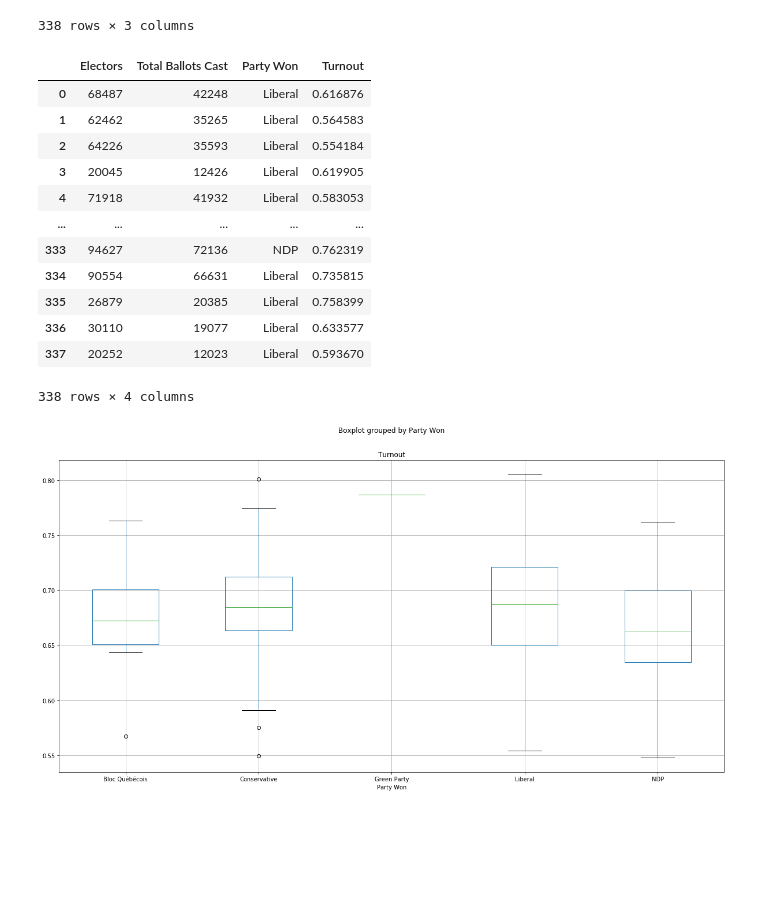
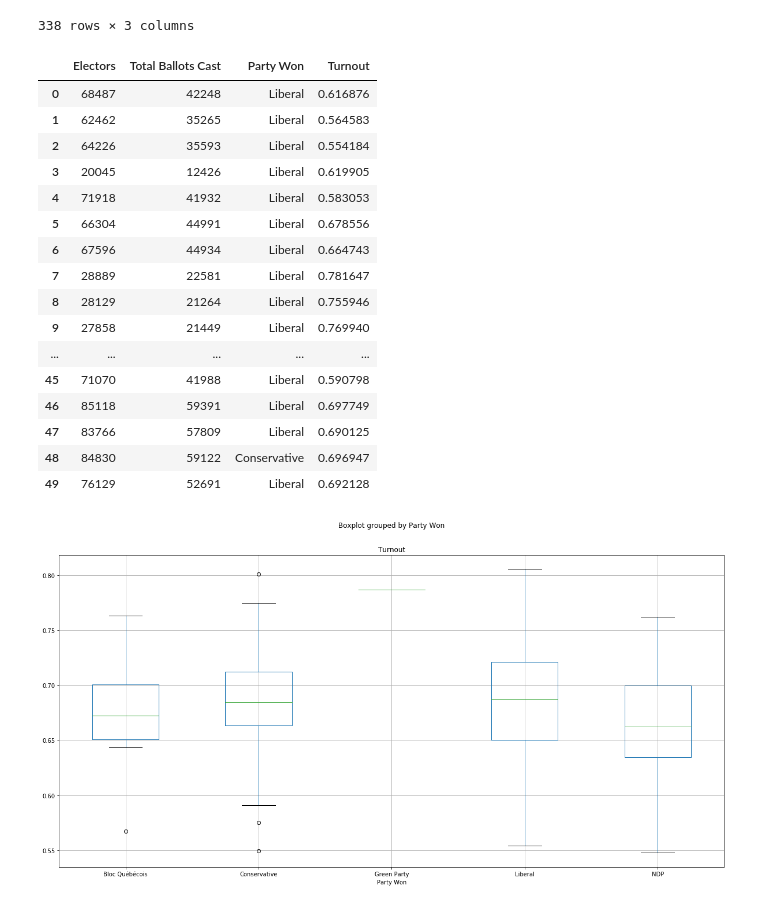
Before and after one commit to bsmirnov12/ABDS-Project-1, a Jupyter notebook: TurnoutStats.ipynb, the cells around one changed output. Saved outputs shown, nothing was run; the diff lists cells and outputs as text; code cells hidden in the pictures; blank space fills up the shorter version.

```diff
--- a/TurnoutStats.ipynb
+++ b/TurnoutStats.ipynb
@@ -31,18 +32,22 @@ df2
 338 rows × 3 columns
 # %%
 df2["Turnout"]=df2["Total Ballots Cast"]/df2["Electors"]
-df2
+df2.head(50)
 # %% [output]
 |  | Electors | Total Ballots Cast | Party Won | Turnout |
 | 0 | 68487 | 42248 | Liberal | 0.616876 |
 | 1 | 62462 | 35265 | Liberal | 0.564583 |
 | 2 | 64226 | 35593 | Liberal | 0.554184 |
 | 3 | 20045 | 12426 | Liberal | 0.619905 |
 | 4 | 71918 | 41932 | Liberal | 0.583053 |
+| 5 | 66304 | 44991 | Liberal | 0.678556 |
+| 6 | 67596 | 44934 | Liberal | 0.664743 |
+| 7 | 28889 | 22581 | Liberal | 0.781647 |
+| 8 | 28129 | 21264 | Liberal | 0.755946 |
+| 9 | 27858 | 21449 | Liberal | 0.769940 |
 | ... | ... | ... | ... | ... |
-| 333 | 94627 | 72136 | NDP | 0.762319 |
-| 334 | 90554 | 66631 | Liberal | 0.735815 |
-| 335 | 26879 | 20385 | Liberal | 0.758399 |
-| 336 | 30110 | 19077 | Liberal | 0.633577 |
-| 337 | 20252 | 12023 | Liberal | 0.593670 |
+| 45 | 71070 | 41988 | Liberal | 0.590798 |
+| 46 | 85118 | 59391 | Liberal | 0.697749 |
+| 47 | 83766 | 57809 | Liberal | 0.690125 |
+| 48 | 84830 | 59122 | Conservative | 0.696947 |
+| 49 | 76129 | 52691 | Liberal | 0.692128 |
-338 rows × 4 columns
```
Also changed, not shown: parts of 3 cells of this notebook, 6 other files.
